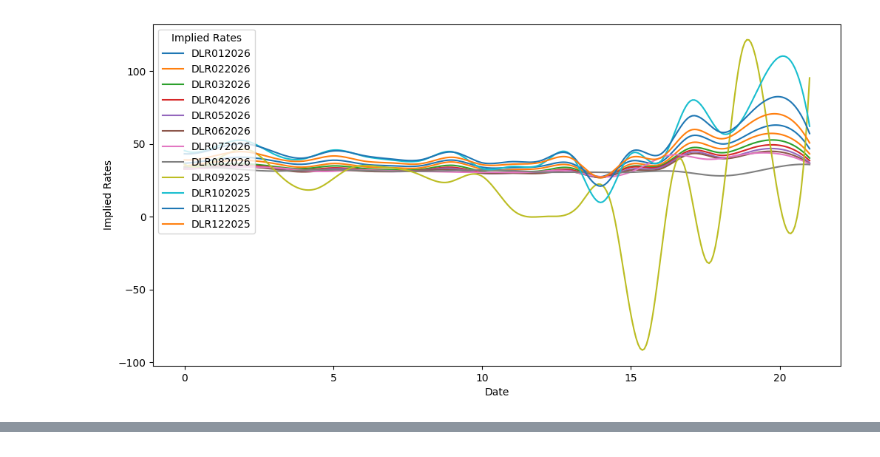
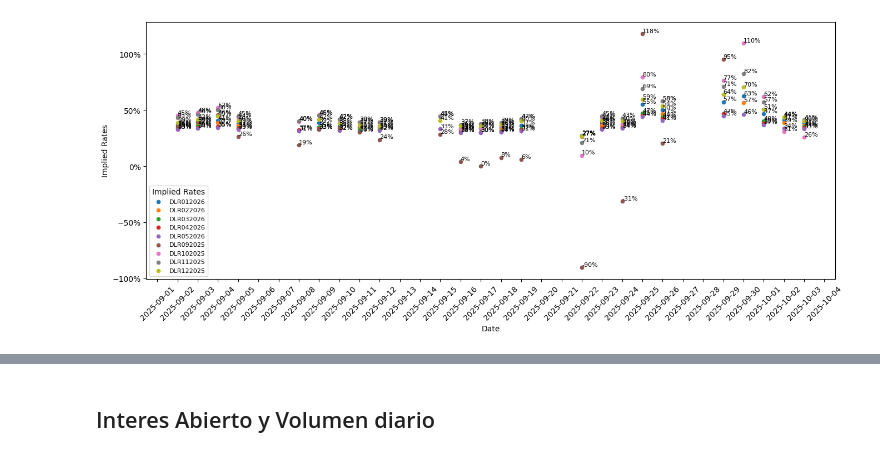
Before and after one commit to jdtluis/Reporte-Futuros_Tasas, a Jupyter notebook: cem_api.ipynb, the cells around one changed output, grey strips where cells are left out. Drawn from its saved outputs; the diff is of its cells as text; code cells hidden in the pictures.

```diff
--- a/cem_api.ipynb
+++ b/cem_api.ipynb
@@ -66,8 +49,11 @@ payload = '{"layout_oid":4375,"page_number":1,"Content-Type":"application/json"}
 # %%
 
-rates = df.pivot(index='dateTime',columns='symbol',values=['impliedRate'])
+from IPython.display import display, HTML
+rates = df[df['volume'] > 10000].pivot(index='dateTime',columns='symbol',values=['impliedRate'])
+rates.index = pd.to_datetime(rates.index)
 cols = rates.count()
-rates = rates[[c for c in cols.index if cols[c] > 10]]
+rates = rates[[c for c in cols.index if cols[c] > 10]] # Keep only columns with more than 10 non-NA values
+
 rates.columns = rates.columns.droplevel(0)  # Drop the top level of the MultiIndex
 import matplotlib.pyplot as plt
 import matplotlib.dates as mdates
@@ -75,7 +61,7 @@ import matplotlib.ticker as mticker
 import numpy as np
 from scipy.interpolate import make_interp_spline
 
-def plot_smooth(df, k=3, n_points=300, figsize=(12,6)):
+def plot_smooth(df, k=3, n_points=400, figsize=(16,6)):
     """
     Plot smooth curves for each column in a DataFrame using cubic spline interpolation.
 
@@ -90,6 +76,7 @@ def plot_smooth(df, k=3, n_points=300, figsize=(12,6)):
     figsize : tuple, optional
         Size of the figure (default=(12,6)).
     """
+    df = df/100
     df.index = pd.to_datetime(df.index)
     df.reset_index(inplace=True)
     dates = df['dateTime']
@@ -100,6 +87,8 @@ def plot_smooth(df, k=3, n_points=300, figsize=(12,6)):
 
     for col in df.columns:
         y = df[col].dropna().values
+        x = dates[df[col].dropna().index]
+        y_ = df[col].fillna(0).values  # for scatter plot
         x_col = np.arange(len(y))  # adjust for missing values
 
         if len(y) > k:  # spline needs enough points
@@ -110,14 +99,22 @@ def plot_smooth(df, k=3, n_points=300, figsize=(12,6)):
             # Map x back to datetime index
             dates_smooth = np.linspace(df.index[0], df.index[-1], n_points)
 
-            ax.plot(dates_smooth, y_smooth, label=col)
+            #ax.plot(x_smooth, y_smooth)
+            ax.scatter(x, y, s=20, label=col)  # original points
+            for x, y in zip(x, y):
+                ax.text(x, y, f"{y*100:.0f}%", ha="left", va="bottom", fontsize=8)
+
         else:
-            ax.plot(df.index, y, label=col)  # fallback: straight line
-
+            #pass
+            ax.plot(dates, y_, label=col)  # fallback: straight line
+    ax.yaxis.set_major_formatter(mticker.PercentFormatter(xmax=1))
+    ax.xaxis.set_major_locator(mdates.DayLocator(interval=1))  # every 1 day
+    ax.xaxis.set_major_formatter(mdates.DateFormatter("%Y-%m-%d"))
     ax.set_xlabel("Date")
     ax.set_ylabel("Implied Rates")
     ax.legend()
-    plt.legend(title= 'Implied Rates', loc="upper left")
+    plt.xticks(rotation=45)
+    plt.legend(title= 'Implied Rates', loc="lower left", fontsize=8)
     plt.show()
 
 
@@ -137,7 +134,7 @@ def plot_futures(data=rates, kind='line', ylabel="Implied Rate", title="Implied
 
     # Plot all columns
     if kind == 'line':
-        ax = data.plot(figsize=(12, 6), kind=kind, marker='o', markersize=4)
+        ax = data.plot(figsize=(15, 6), kind=kind, marker='o', markersize=4)
         ax.xaxis.set_major_locator(mdates.DayLocator(interval=1))
         ax.xaxis.set_major_formatter(mdates.DateFormatter('%Y-%m-%d'))
         # Add grid
@@ -145,35 +142,44 @@ def plot_futures(data=rates, kind='line', ylabel="Implied Rate", title="Implied
     elif kind == 'bar':
         data_bar = data.copy()
         data_bar.index = data_bar.index.strftime("%Y-%m-%d")
-        ax = data_bar.plot(figsize=(12, 6), kind=kind, stacked=True, width=0.9)
+        ax = data_bar.plot(figsize=(24, 8), kind=kind, stacked=True, width=0.9)
         ax.yaxis.set_major_formatter(mticker.FuncFormatter(
             lambda x, _: f"{x/1000:.0f}k" if x >= 1000 else f"{int(x)}"
         ))
 
         for container in ax.containers:
             ax.bar_label(container, labels=[human_format(v.get_height()) if v.get_height() > 100000 else ""
                                     for v in container],
                  label_type="center", fontsize=8, color="black")
 
     # Format x-axis: show date every 5 days
     #ax.xaxis.set_ticks(data.index)
 
 
     # Rotate labels for readability
     plt.xticks(rotation=45)
 
     # Add labels and title
     plt.xlabel("Date")
     plt.ylabel(ylabel)
     plt.title(title)
 
     # Add legend
-    plt.legend(title=legend_name, loc="upper left")
+    plt.legend(title=legend_name, loc="upper left", fontsize=10, ncols=len(data.columns))
 
     plt.tight_layout()
     plt.show()
 
 
 plot_smooth(rates)
+# Display with larger font size (e.g. 20px)
+rates_display = rates.copy()
+rates_display = rates_display/100
+rates_display.index = rates_display.index.strftime("%Y-%m-%d")
+rates_display = rates_display.style.background_gradient(cmap="YlOrRd")
+rates_display = rates_display.format("{:.1%}")
+display(HTML(rates_display.to_html().replace('<table',
+                                '<table style="font-size:10px"')))
+#rates.style.background_gradient(cmap="YlOrRd")
 # %% [output]
-[figure, old version]
+[figure, new version]
@@ -180 +204,3 @@ plot_smooth(rates)
+# %% [markdown]
+## Interes Abierto y Volumen diario
 # %%
```
Also changed, not shown: parts of 5 cells of this notebook.
